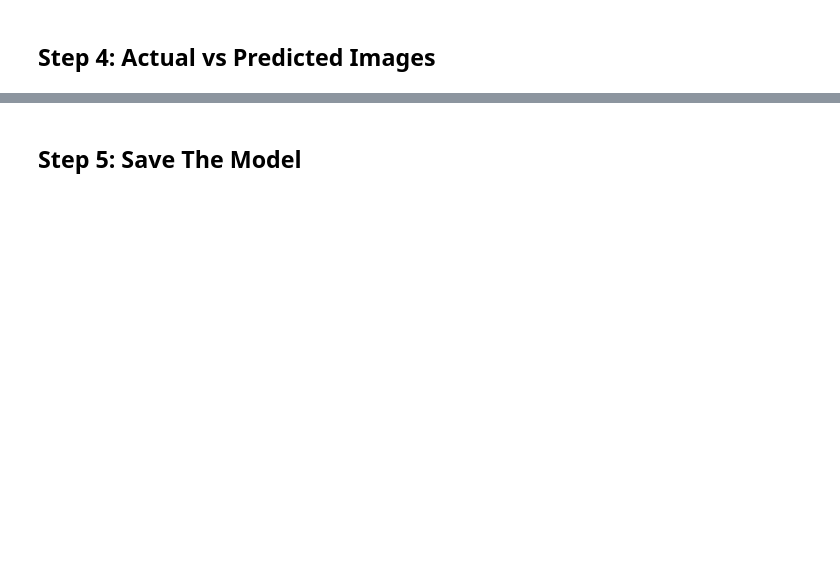
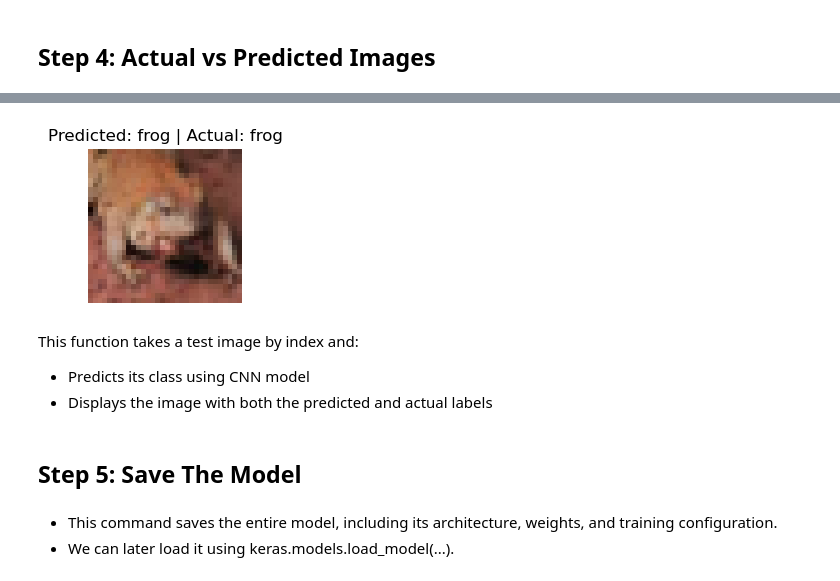
Before and after one commit to shivharebhupendra/Image-Classification-with-CNN, a Jupyter notebook: 01_CIFAR10_CNN_Classification.ipynb, the cells around one changed output, grey strips where cells are left out. Cells and saved outputs as stored; diff of their text form; code cells hidden in the pictures; blank space fills up the shorter version.

```diff
--- a/01_CIFAR10_CNN_Classification.ipynb
+++ b/01_CIFAR10_CNN_Classification.ipynb
@@ -244,0 +418,3 @@ predict_image(0)
+# %%
+predict_image(5)
+# %% [output]
@@ -245,4 +422,12 @@ predict_image(0)
+[figure, added]
+# %% [markdown]
+This function takes a test image by index and:
+- Predicts its class using CNN model
+- Displays the image with both the predicted and actual labels
 # %% [markdown]
 ## Step 5: Save The Model
 # %%
 model.save("cifar10_cnn_model.keras")
+# %% [markdown]
+- This command saves the entire model, including its architecture, weights, and training configuration.
+- We can later load it using keras.models.load_model(...).
```
Also changed, not shown: parts of 42 cells of this notebook, 1 other file.
